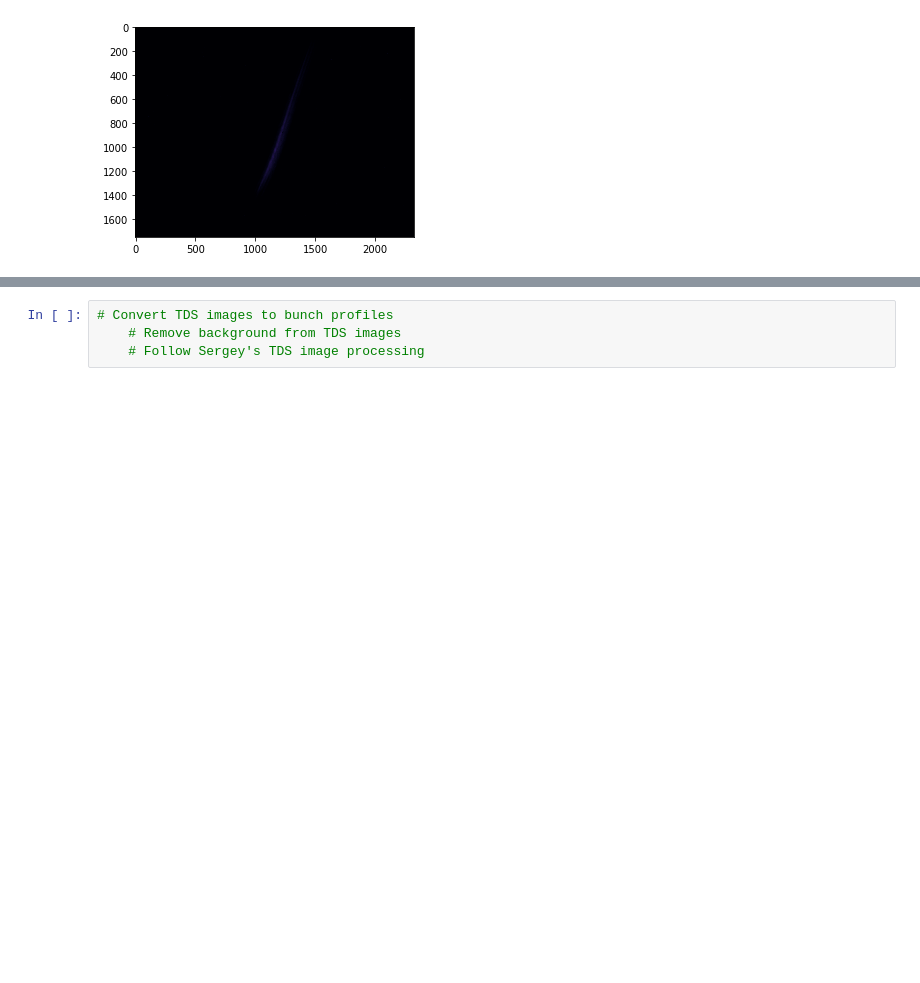
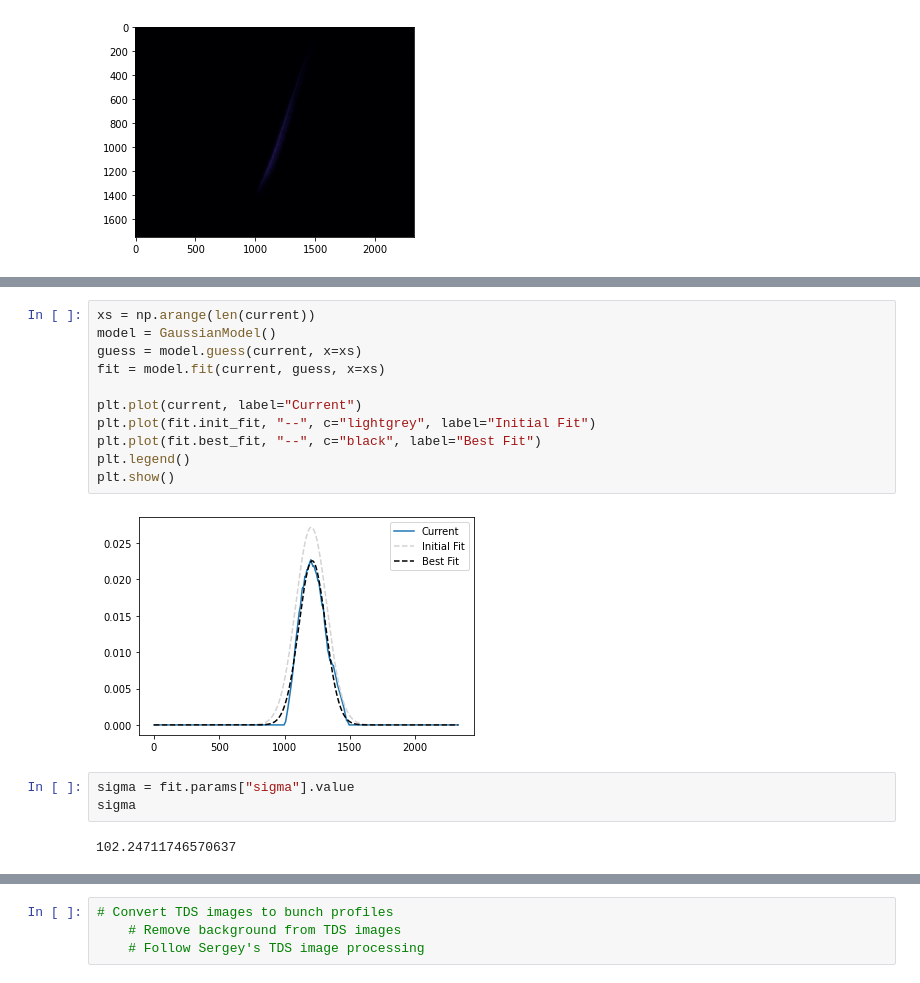
Before and after one commit to jank324/spectral-vd-euxfel, a Jupyter notebook: preprocess.ipynb, the cells around one changed output, grey strips where cells are left out. Drawn from its saved outputs; the diff is of its cells as text; blank space fills up the shorter version.

```diff
--- a/preprocess.ipynb
+++ b/preprocess.ipynb
@@ -22,0 +53,18 @@ plt.show()
+# %%
+xs = np.arange(len(current))
+model = GaussianModel()
+guess = model.guess(current, x=xs)
+fit = model.fit(current, guess, x=xs)
+
+plt.plot(current, label="Current")
+plt.plot(fit.init_fit, "--", c="lightgrey", label="Initial Fit")
+plt.plot(fit.best_fit, "--", c="black", label="Best Fit")
+plt.legend()
+plt.show()
+# %% [output]
+[figure, added]
+# %%
+sigma = fit.params["sigma"].value
+sigma
+# %% [output]
+102.24711746570637
```
Also changed, not shown: parts of 6 cells of this notebook.
